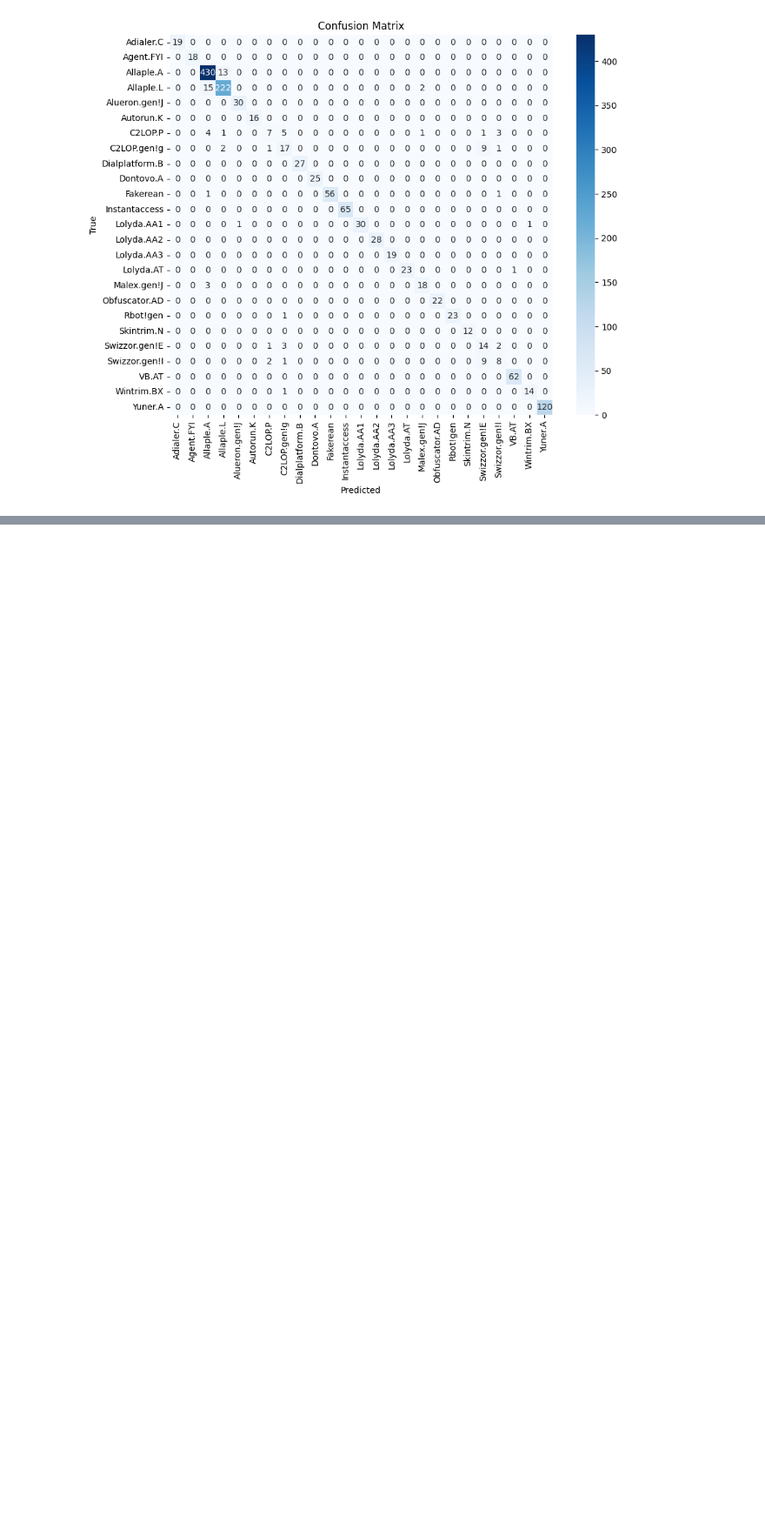
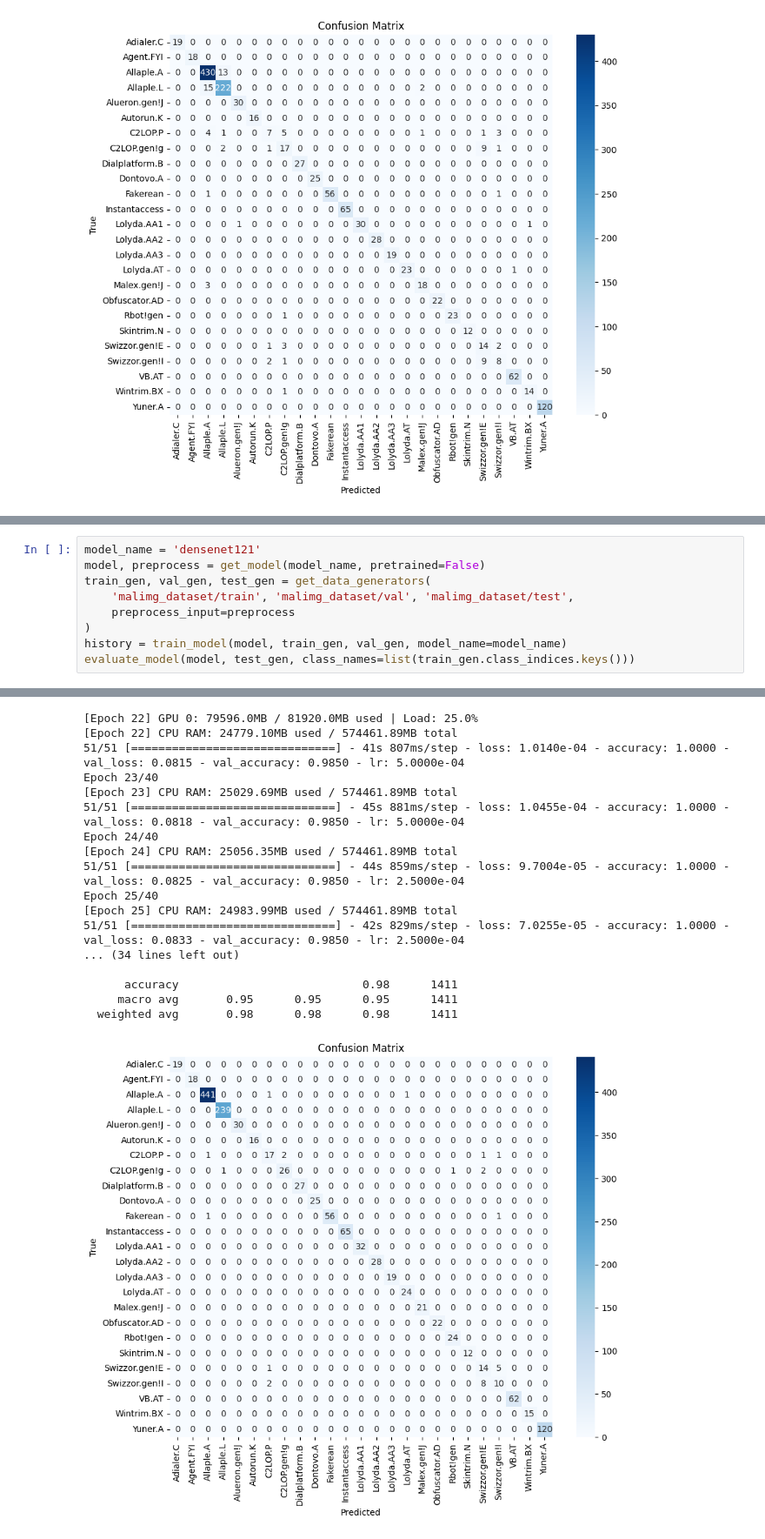
Before and after one commit to PecoraroAnthony/MALIMG-ResNet-vs-DenseNet, a Jupyter notebook: resnet_malimg.ipynb, the cells around one changed output, grey strips where cells are left out. Shown at 87% size. Saved outputs shown, nothing was run; the diff lists cells and outputs as text; blank space fills up the shorter version.

```diff
--- a/resnet_malimg.ipynb
+++ b/resnet_malimg.ipynb
@@ -321,0 +363,10 @@ Epoch 7/40
+# %%
+model_name = 'densenet121'
+model, preprocess = get_model(model_name, pretrained=False)
+train_gen, val_gen, test_gen = get_data_generators(
+    'malimg_dataset/train', 'malimg_dataset/val', 'malimg_dataset/test',
+    preprocess_input=preprocess
+)
+history = train_model(model, train_gen, val_gen, model_name=model_name)
+evaluate_model(model, test_gen, class_names=list(train_gen.class_indices.keys()))
+# %% [output]
@@ -321,0 +451,18 @@ Epoch 7/40
+[Epoch 22] GPU 0: 79596.0MB / 81920.0MB used | Load: 25.0%
+[Epoch 22] CPU RAM: 24779.10MB used / 574461.89MB total
+51/51 [==============================] - 41s 807ms/step - loss: 1.0140e-04 - accuracy: 1.0000 - val_loss: 0.0815 - val_accuracy: 0.9850 - lr: 5.0000e-04
+Epoch 23/40
+[Epoch 23] CPU RAM: 25029.69MB used / 574461.89MB total
+51/51 [==============================] - 45s 881ms/step - loss: 1.0455e-04 - accuracy: 1.0000 - val_loss: 0.0818 - val_accuracy: 0.9850 - lr: 5.0000e-04
+Epoch 24/40
+[Epoch 24] CPU RAM: 25056.35MB used / 574461.89MB total
+51/51 [==============================] - 44s 859ms/step - loss: 9.7004e-05 - accuracy: 1.0000 - val_loss: 0.0825 - val_accuracy: 0.9850 - lr: 2.5000e-04
+Epoch 25/40
+[Epoch 25] CPU RAM: 24983.99MB used / 574461.89MB total
+51/51 [==============================] - 42s 829ms/step - loss: 7.0255e-05 - accuracy: 1.0000 - val_loss: 0.0833 - val_accuracy: 0.9850 - lr: 2.5000e-04
+... (34 lines left out)
+
+      accuracy                           0.98      1411
+     macro avg       0.95      0.95      0.95      1411
+  weighted avg       0.98      0.98      0.98      1411
+[figure, added]
```
Also changed, not shown: parts of 14 cells of this notebook.
